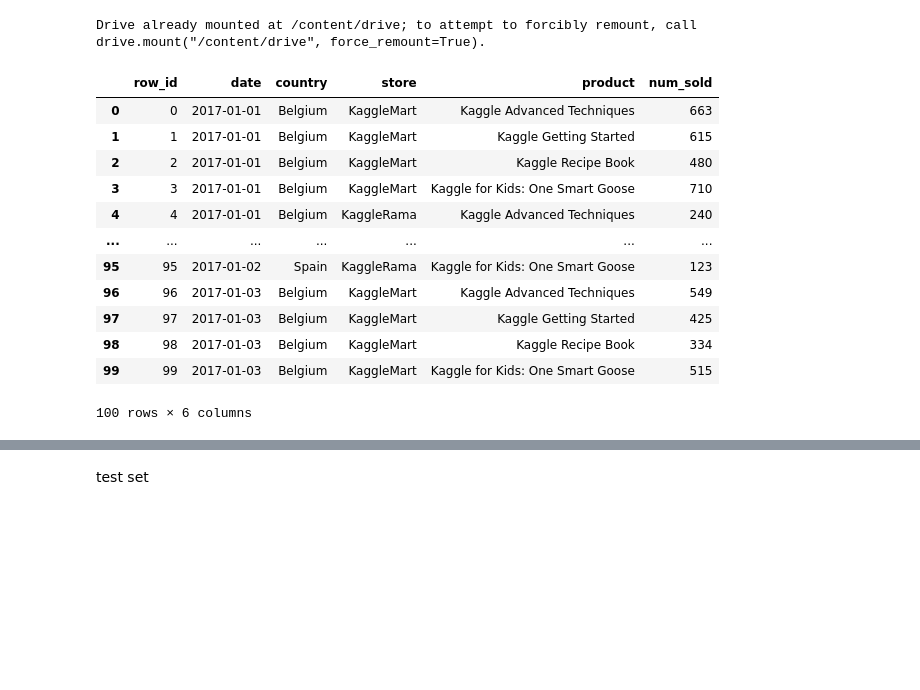
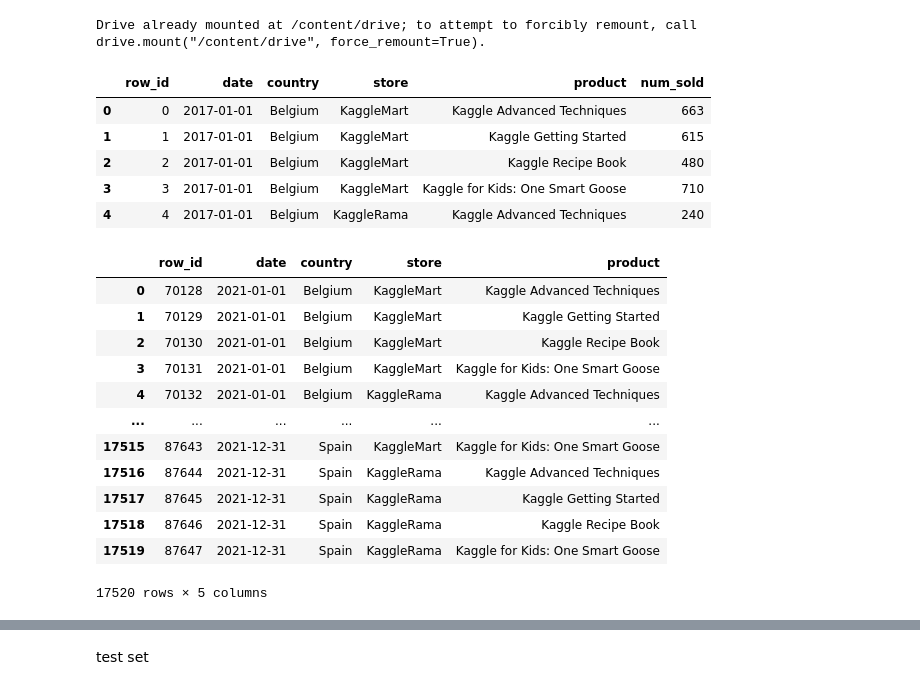
Before and after one commit to rubanzasilva/tabularPlaygroundSeptember, a Jupyter notebook: tabularPlaygroundSeptember.ipynb, the cells around one changed output, grey strips where cells are left out. Saved outputs shown, nothing was run; the diff lists cells and outputs as text; code cells hidden in the pictures; blank space fills up the shorter version.

```diff
--- a/tabularPlaygroundSeptember.ipynb
+++ b/tabularPlaygroundSeptember.ipynb
@@ -39,19 +54,28 @@ Drive already mounted at /content/drive; to attempt to forcibly remount, call dr
 # %%
 train_df = pd.read_csv(path/'train.csv')
 test_df = pd.read_csv(path/'test.csv')
 sample = pd.read_csv(path/'sample_submission.csv')
-train_df.head(100)
+train_df.head()
 # %% [output]
 |  | row_id | date | country | store | product | num_sold |
 | 0 | 0 | 2017-01-01 | Belgium | KaggleMart | Kaggle Advanced Techniques | 663 |
 | 1 | 1 | 2017-01-01 | Belgium | KaggleMart | Kaggle Getting Started | 615 |
 | 2 | 2 | 2017-01-01 | Belgium | KaggleMart | Kaggle Recipe Book | 480 |
 | 3 | 3 | 2017-01-01 | Belgium | KaggleMart | Kaggle for Kids: One Smart Goose | 710 |
 | 4 | 4 | 2017-01-01 | Belgium | KaggleRama | Kaggle Advanced Techniques | 240 |
-| ... | ... | ... | ... | ... | ... | ... |
-| 95 | 95 | 2017-01-02 | Spain | KaggleRama | Kaggle for Kids: One Smart Goose | 123 |
-| 96 | 96 | 2017-01-03 | Belgium | KaggleMart | Kaggle Advanced Techniques | 549 |
-| 97 | 97 | 2017-01-03 | Belgium | KaggleMart | Kaggle Getting Started | 425 |
-| 98 | 98 | 2017-01-03 | Belgium | KaggleMart | Kaggle Recipe Book | 334 |
-| 99 | 99 | 2017-01-03 | Belgium | KaggleMart | Kaggle for Kids: One Smart Goose | 515 |
-100 rows × 6 columns
+# %%
+test_df
+# %% [output]
+|  | row_id | date | country | store | product |
+| 0 | 70128 | 2021-01-01 | Belgium | KaggleMart | Kaggle Advanced Techniques |
+| 1 | 70129 | 2021-01-01 | Belgium | KaggleMart | Kaggle Getting Started |
+| 2 | 70130 | 2021-01-01 | Belgium | KaggleMart | Kaggle Recipe Book |
+| 3 | 70131 | 2021-01-01 | Belgium | KaggleMart | Kaggle for Kids: One Smart Goose |
+| 4 | 70132 | 2021-01-01 | Belgium | KaggleRama | Kaggle Advanced Techniques |
+| ... | ... | ... | ... | ... | ... |
+| 17515 | 87643 | 2021-12-31 | Spain | KaggleMart | Kaggle for Kids: One Smart Goose |
+| 17516 | 87644 | 2021-12-31 | Spain | KaggleRama | Kaggle Advanced Techniques |
+| 17517 | 87645 | 2021-12-31 | Spain | KaggleRama | Kaggle Getting Started |
+| 17518 | 87646 | 2021-12-31 | Spain | KaggleRama | Kaggle Recipe Book |
+| 17519 | 87647 | 2021-12-31 | Spain | KaggleRama | Kaggle for Kids: One Smart Goose |
+17520 rows × 5 columns
```
Also changed, not shown: parts of 87 cells of this notebook.
